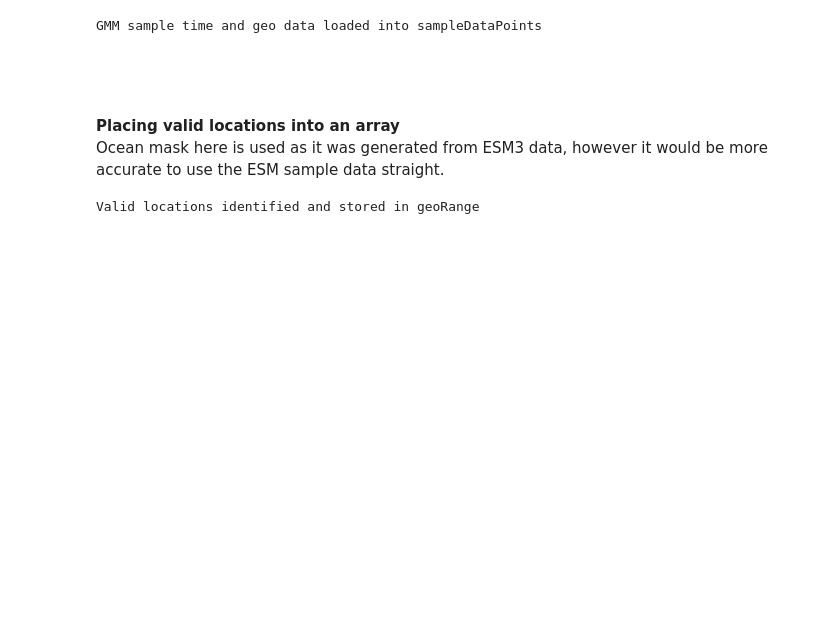
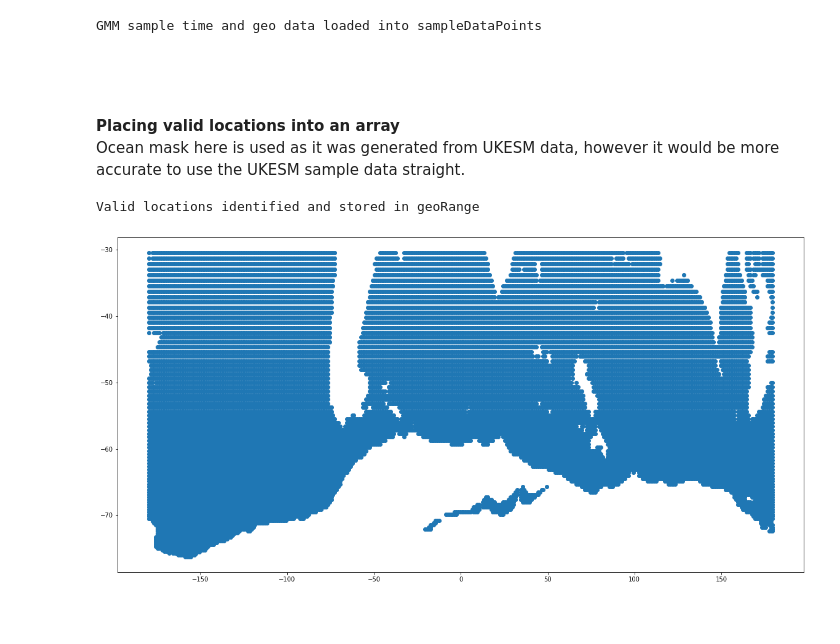
Before and after one commit to el1247/BAS_AI4ER_SAM, a Jupyter notebook: notebooks/exploratory/1.0_el_UKESM1SampleLoad.ipynb, the cells around one changed output. Drawn from its saved outputs; the diff is of its cells as text; code cells hidden in the pictures; blank space fills up the shorter version.

Commit message:
ESM-UKESM conversion
Began converting notebooks to handle UKESM data sets

```diff
--- a/notebooks/exploratory/1.0_el_UKESM1SampleLoad.ipynb
+++ b/notebooks/exploratory/1.0_el_UKESM1SampleLoad.ipynb
@@ -25,7 +18,7 @@ approvedIds = ["r1i1p1f2", "r2i1p1f2", "r3i1p1f2"] #insert start of approved mem
 #Custom Variables
 levSel = slice(0, 2000) #Selected levels to be investigated
 maxLat = -30 #Selected latitude to be investigated
-maskName = "OceanMaskESM2"
+maskName = "OceanMaskUKESM"
 lastESMDecade = slice('2005-01','2014-12')
 sampleFileName = "GMMSampleTimeGeo3.npy"
 # %% [markdown]
@@ -207,20 +212,29 @@ GMM sample time and geo data loaded into sampleDataPoints
 # %% [markdown]
 <br>
 <b>Placing valid locations into an array</b><br>
-Ocean mask here is used as it was generated from ESM3 data, however it would be more accurate to use the ESM sample data straight.
+Ocean mask here is used as it was generated from UKESM data, however it would be more accurate to use the UKESM sample data straight.
 # %%
 geoRangeLat = np.empty(shape=(0))
 geoRangeLon = np.empty(shape=(0))
-for i in range(61):
-    for j in range(360):
-        if not np.isnan(oceanMask[0][i][j]):
-            geoRangeLat = np.append(geoRangeLat, oceanMask.lat[i])
-            geoRangeLon = np.append(geoRangeLon, oceanMask.lon[j])
+maskRef = oceanMask.copy()
+for j in oceanMask["j"]:
+    for i in oceanMask["i"]:
+        lookup = maskRef.where(maskRef["lat"] == maskRef["lat"][j][i].values, drop=True)
+        lookup = lookup.where(lookup["lon"] == maskRef["lon"][j][i].values, drop=True)
+        if not np.isnan(lookup.values[0][0][0]):###################
+            geoRangeLat = np.append(geoRangeLat, oceanMask.lat[j][i].values)
+            geoRangeLon = np.append(geoRangeLon, oceanMask.lon[j][i].values)
 geoRange = np.append([geoRangeLat], [geoRangeLon], axis = 0) #Merges lat and lon arrays together into singular array
 print("Valid locations identified and stored in geoRange")
 #geoRange #Uncomment to see data array
 # %% [output]
 Valid locations identified and stored in geoRange
+# %%
+plt.figure(1, figsize=(20,10))
+plt.scatter(geoRange[1], geoRange[0])
+plt.show()
+# %% [output]
+[figure, added]
 # %% [markdown]
 <br>
 # %% [markdown]
```
Also changed, not shown: parts of 5 cells of this notebook, 3 other files.
